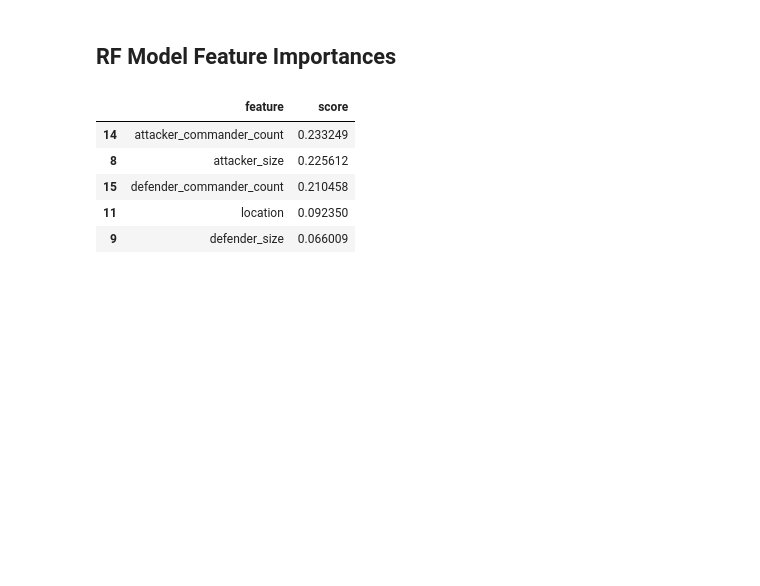
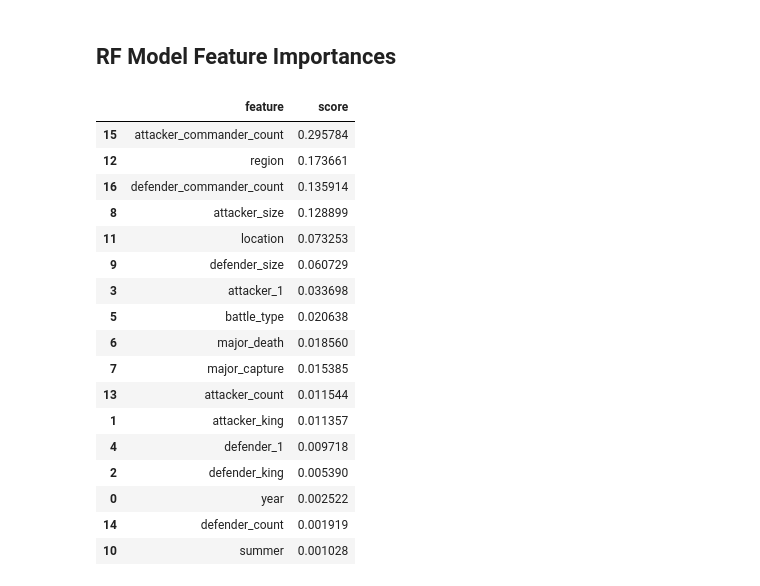
Before and after one commit to stefkim/Game_of_Thrones_Battles_Analysis_and_Prediction, a Jupyter notebook: baseline_model.ipynb, the cells around one changed output. Drawn from its saved outputs; the diff is of its cells as text; code cells hidden in the pictures; blank space fills up the shorter version.

```diff
--- a/baseline_model.ipynb
+++ b/baseline_model.ipynb
@@ -28,19 +30,21 @@ df = pd.read_csv('dataset/battles_cleaned.csv')
 np.random.seed(1772023)
 le = LabelEncoder()
 df[df.select_dtypes(['object']).columns] = df.select_dtypes(['object']).apply(lambda x: le.fit_transform(x.astype(str)))
-df.drop(columns=['battle_number','name','region','attacker_commander','defender_commander'],inplace=True)
+df.drop(columns=['battle_number','name','attacker_commander','defender_commander'],inplace=True)
 # %%
 y = df['attacker_outcome']
 X = df.drop(columns='attacker_outcome')
 # %%
 np.random.seed(1772023)
 scaler = StandardScaler()
-impute_estimator = DecisionTreeRegressor(max_features='sqrt', random_state=0)
+# impute_estimator = DecisionTreeRegressor(max_features='sqrt', random_state=0)
+impute_estimator = BayesianRidge()
 imputer = IterativeImputer(random_state=0, estimator=impute_estimator)
 cv = StratifiedKFold(n_splits=5, random_state=0, shuffle=True)
 
 classifier = [
     RandomForestClassifier(),
+    LogisticRegression(),
     SVC(),
     XGBClassifier(),
     KNeighborsClassifier()
@@ -49,8 +53,7 @@ classifier = [
 scores = pd.DataFrame()
 for cf in classifier:
     pipeline = make_pipeline(scaler,imputer,cf)
-    scores[cf.__class__.__name__] = cross_val_score(pipeline, X,y, scoring="f1", cv=cv, n_jobs=-1)
-#     print(cf.__class__.__name__, scores[cf.__class__.__name__].mean())
+    scores[cf.__class__.__name__] = cross_val_score(pipeline, X,y, scoring="accuracy", cv=cv, n_jobs=-1)
 
 f1_scores = pd.concat([scores.mean(), scores.std()],
                 keys=['Mean', 'STD'], axis=1
@@ -94,18 +98,30 @@ weighted avg       1.00      1.00      1.00        38
 # %%
 
 importance = model.named_steps['randomforestclassifier'].feature_importances_
 np.random.seed(1772023)
 df_imp = pd.DataFrame()
 df_imp['feature'] = df.drop(columns='attacker_outcome').columns
 score = []
 for i,v in enumerate(importance):
     score.append(v)
 df_imp['score'] = score
-df_imp.sort_values(by='score',ascending=False).head()
+df_imp.sort_values(by='score',ascending=False)
 # %% [output]
 |  | feature | score |
-| 14 | attacker_commander_count | 0.233249 |
-| 8 | attacker_size | 0.225612 |
-| 15 | defender_commander_count | 0.210458 |
-| 11 | location | 0.092350 |
-| 9 | defender_size | 0.066009 |
+| 15 | attacker_commander_count | 0.295784 |
+| 12 | region | 0.173661 |
+| 16 | defender_commander_count | 0.135914 |
+| 8 | attacker_size | 0.128899 |
+| 11 | location | 0.073253 |
+| 9 | defender_size | 0.060729 |
+| 3 | attacker_1 | 0.033698 |
+| 5 | battle_type | 0.020638 |
+| 6 | major_death | 0.018560 |
+| 7 | major_capture | 0.015385 |
+| 13 | attacker_count | 0.011544 |
+| 1 | attacker_king | 0.011357 |
+| 4 | defender_1 | 0.009718 |
+| 2 | defender_king | 0.005390 |
+| 0 | year | 0.002522 |
+| 14 | defender_count | 0.001919 |
+| 10 | summer | 0.001028 |
```
Also changed, not shown: parts of 2 cells of this notebook, 6 other files.
